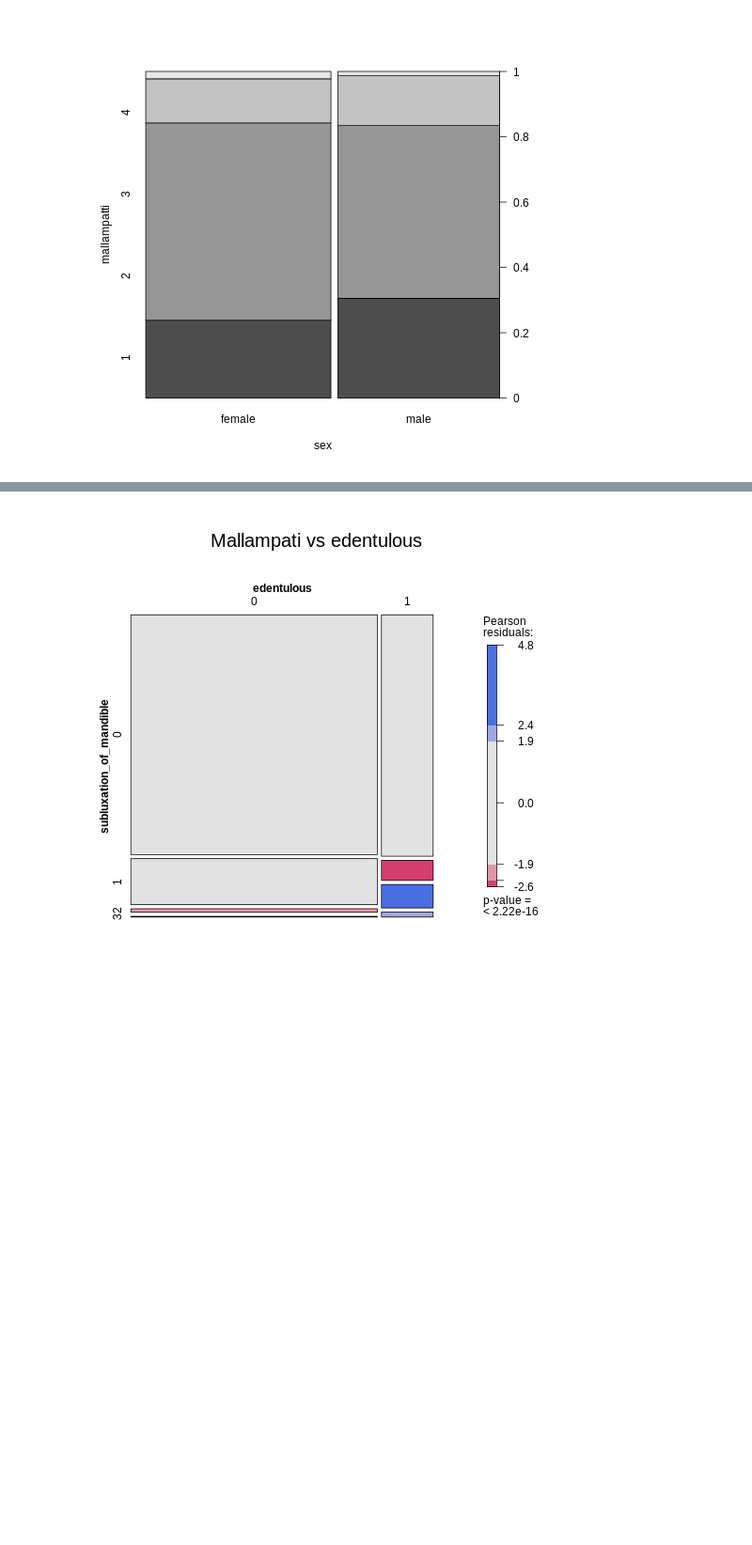
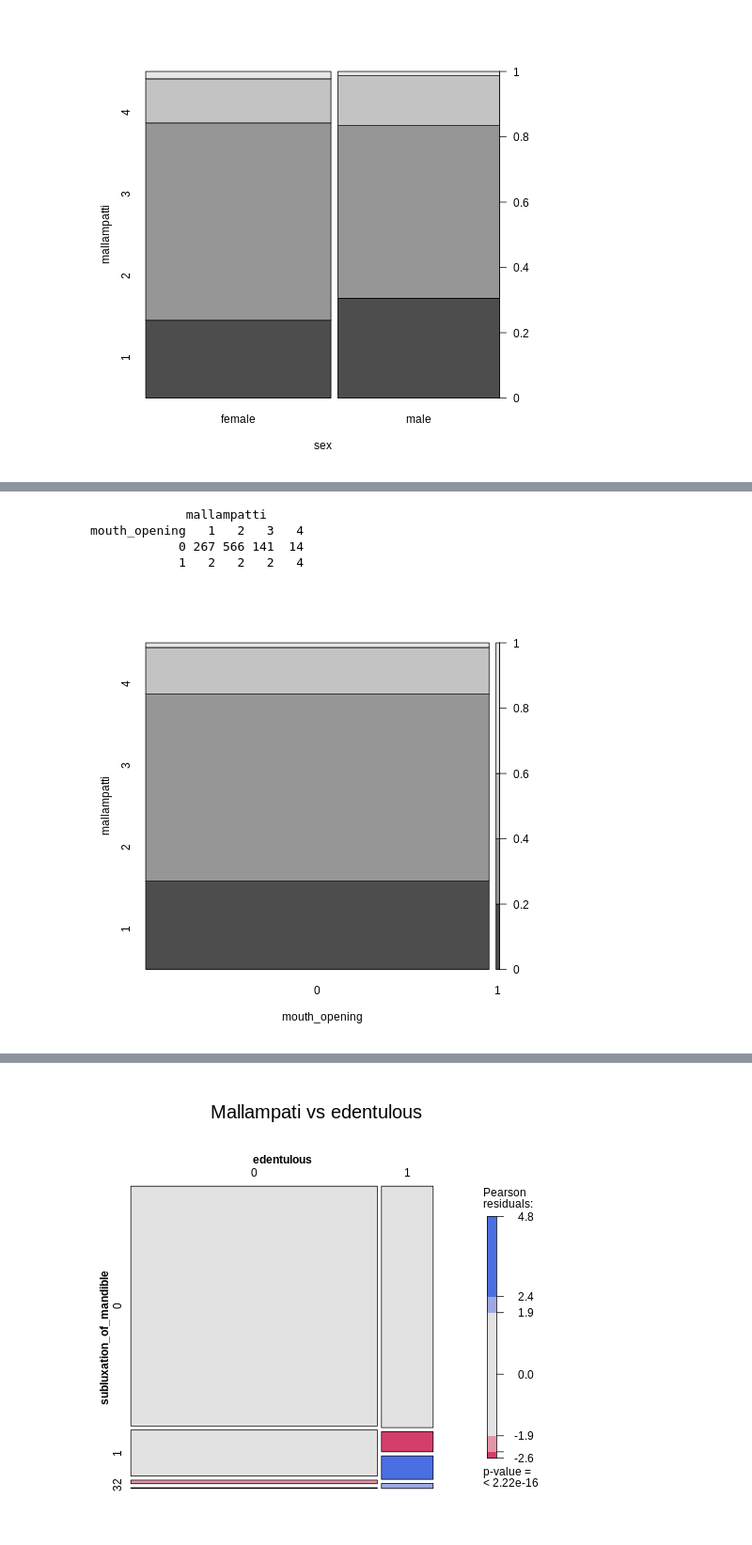
Before and after one commit to harnalashok/classification, a Jupyter notebook: airways.ipynb, the cells around one changed output, grey strips where cells are left out. Shown at 94% size. Saved outputs shown, nothing was run; the diff lists cells and outputs as text; code cells hidden in the pictures; blank space fills up the shorter version.

```diff
--- a/airways.ipynb
+++ b/airways.ipynb
@@ -478,0 +504,10 @@ sex        1   2   3   4
+# %%
+%%R
+
+(spine(mallampatti ~ mouth_opening, data = df_r))
+# %% [output]
+             mallampatti
+mouth_opening   1   2   3   4
+            0 267 566 141  14
+            1   2   2   2   4
+[figure, added]
```
Also changed, not shown: parts of 15 cells of this notebook.
